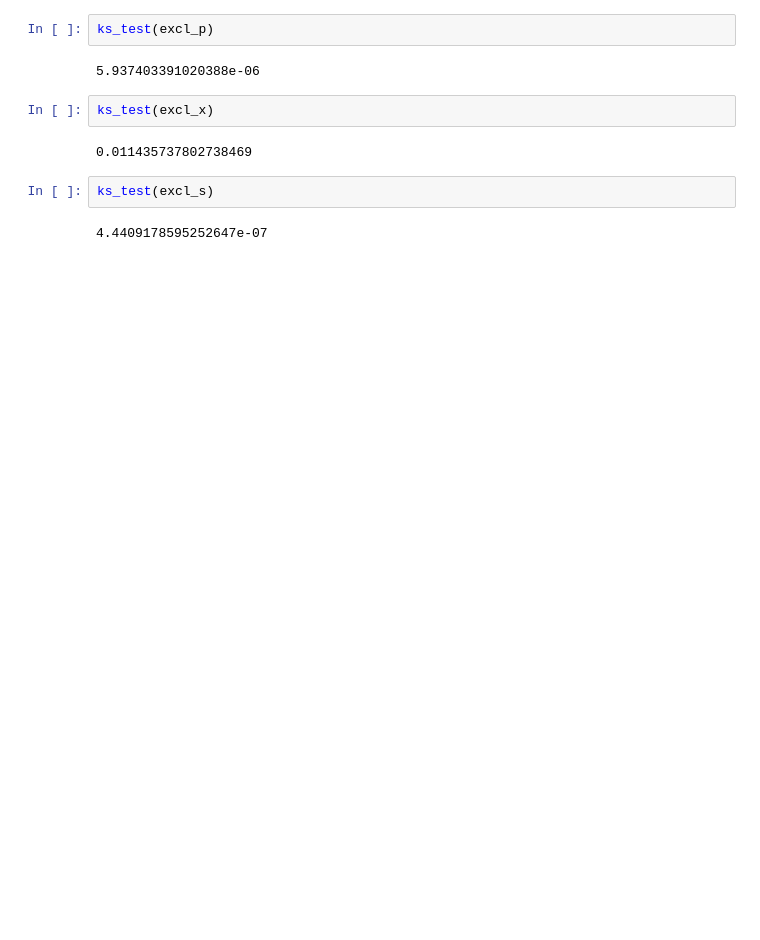
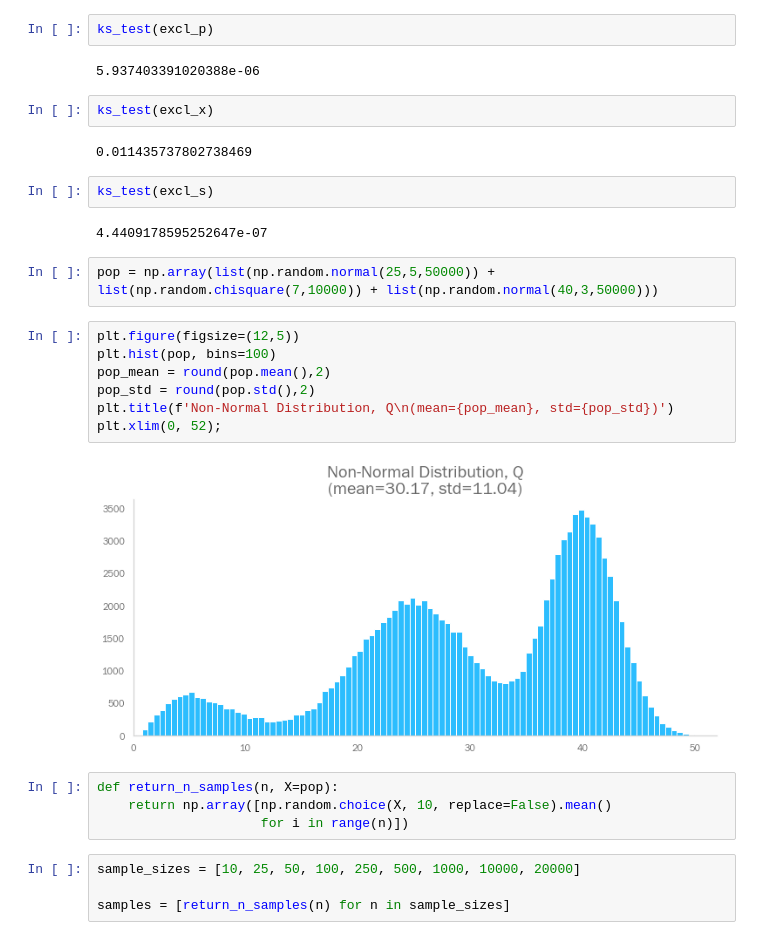
Before and after one commit to calbal91/metacritic-games, a Jupyter notebook: Game Scrape.ipynb, the cells around one changed output. Drawn from its saved outputs; the diff is of its cells as text; blank space fills up the shorter version.

```diff
--- a/Game Scrape.ipynb
+++ b/Game Scrape.ipynb
@@ -581,3 +581,22 @@ ks_test(excl_x)
 ks_test(excl_s)
 # %% [output]
 4.4409178595252647e-07
+# %%
+pop = np.array(list(np.random.normal(25,5,50000)) + list(np.random.chisquare(7,10000)) + list(np.random.normal(40,3,50000)))
+# %%
+plt.figure(figsize=(12,5))
+plt.hist(pop, bins=100)
+pop_mean = round(pop.mean(),2)
+pop_std = round(pop.std(),2)
+plt.title(f'Non-Normal Distribution, Q\n(mean={pop_mean}, std={pop_std})')
+plt.xlim(0, 52);
+# %% [output]
+[figure, added]
+# %%
+def return_n_samples(n, X=pop):
+    return np.array([np.random.choice(X, 10, replace=False).mean()
+                     for i in range(n)])
+# %%
+sample_sizes = [10, 25, 50, 100, 250, 500, 1000, 10000, 20000]
+
+samples = [return_n_samples(n) for n in sample_sizes]
```
Also changed, not shown: parts of 2 cells of this notebook, 1 other file.
